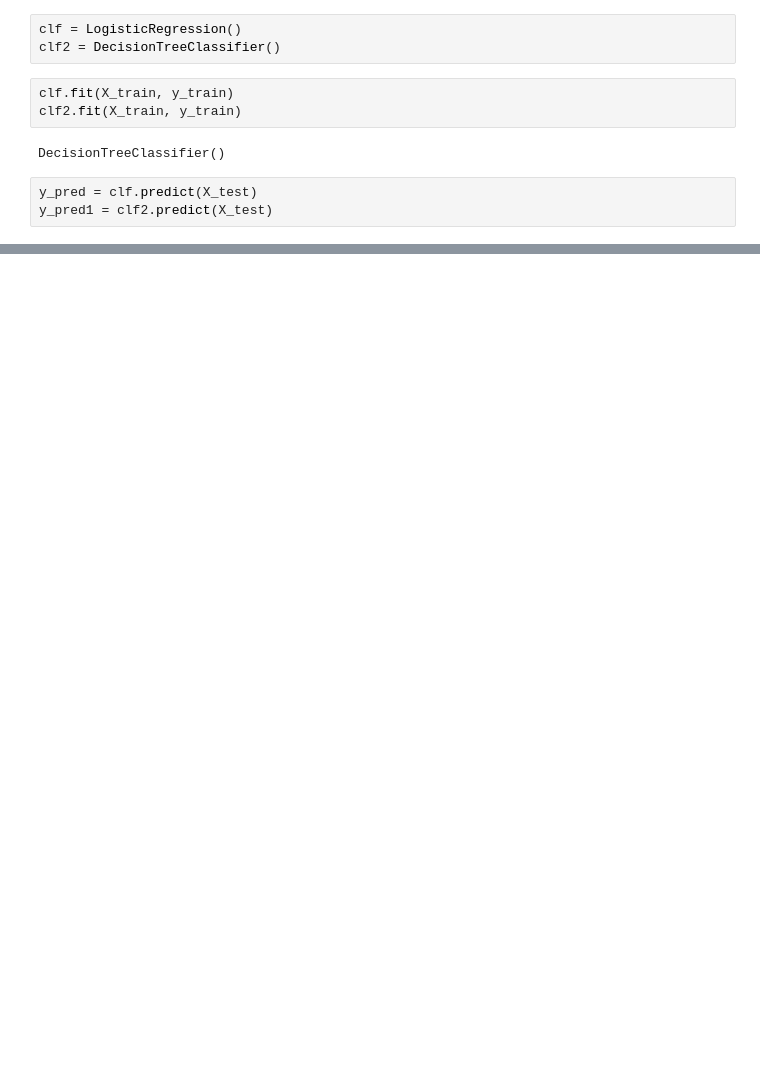
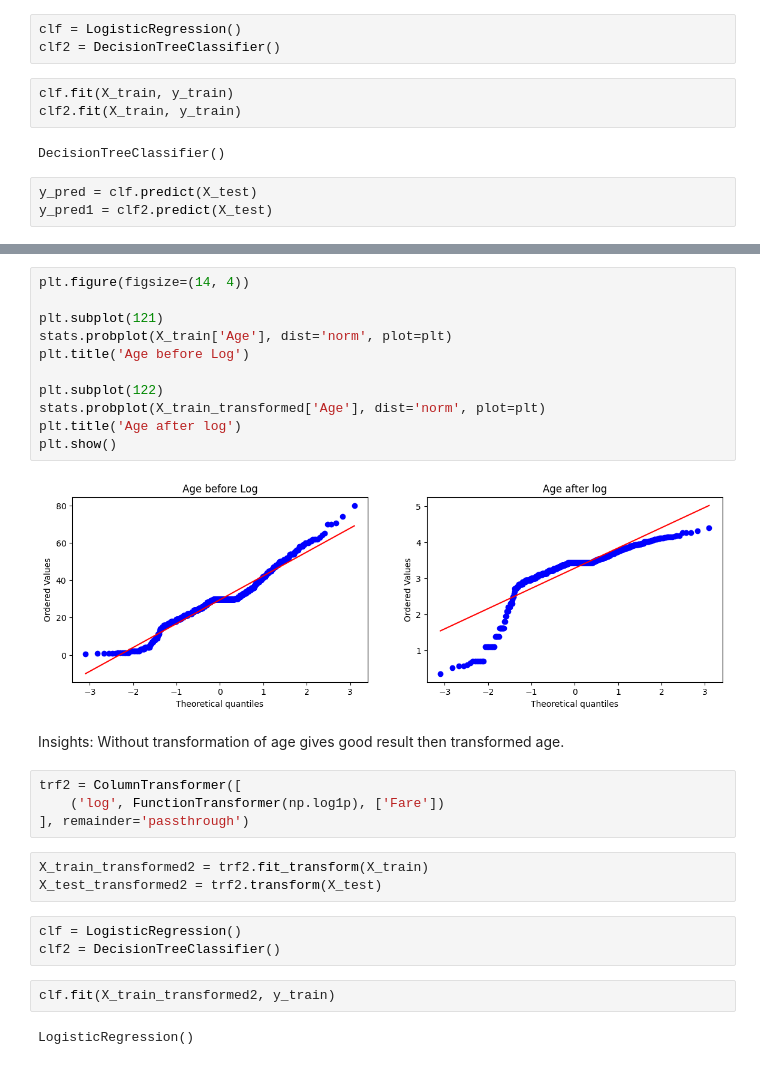
Before and after one commit to chaudhary-dotcom/Transformation, a Jupyter notebook: logTransformation.ipynb, the cells around one changed output, grey strips where cells are left out. Saved outputs shown, nothing was run; the diff lists cells and outputs as text; blank space fills up the shorter version.

```diff
--- a/logTransformation.ipynb
+++ b/logTransformation.ipynb
@@ -118,0 +174,29 @@ Accuracy score:  0.6759776536312849
+# %%
+plt.figure(figsize=(14, 4))
+
+plt.subplot(121)
+stats.probplot(X_train['Age'], dist='norm', plot=plt)
+plt.title('Age before Log')
+
+plt.subplot(122)
+stats.probplot(X_train_transformed['Age'], dist='norm', plot=plt)
+plt.title('Age after log')
+plt.show()
+# %% [output]
+[figure, added]
+# %% [markdown]
+Insights: Without transformation of age gives good result then transformed age.
+# %%
+trf2 = ColumnTransformer([
+    ('log', FunctionTransformer(np.log1p), ['Fare'])
+], remainder='passthrough')
+# %%
+X_train_transformed2 = trf2.fit_transform(X_train)
+X_test_transformed2 = trf2.transform(X_test)
+# %%
+clf = LogisticRegression()
+clf2 = DecisionTreeClassifier()
+# %%
+clf.fit(X_train_transformed2, y_train)
+# %% [output]
+LogisticRegression()
```
Also changed, not shown: parts of 28 cells of this notebook.
